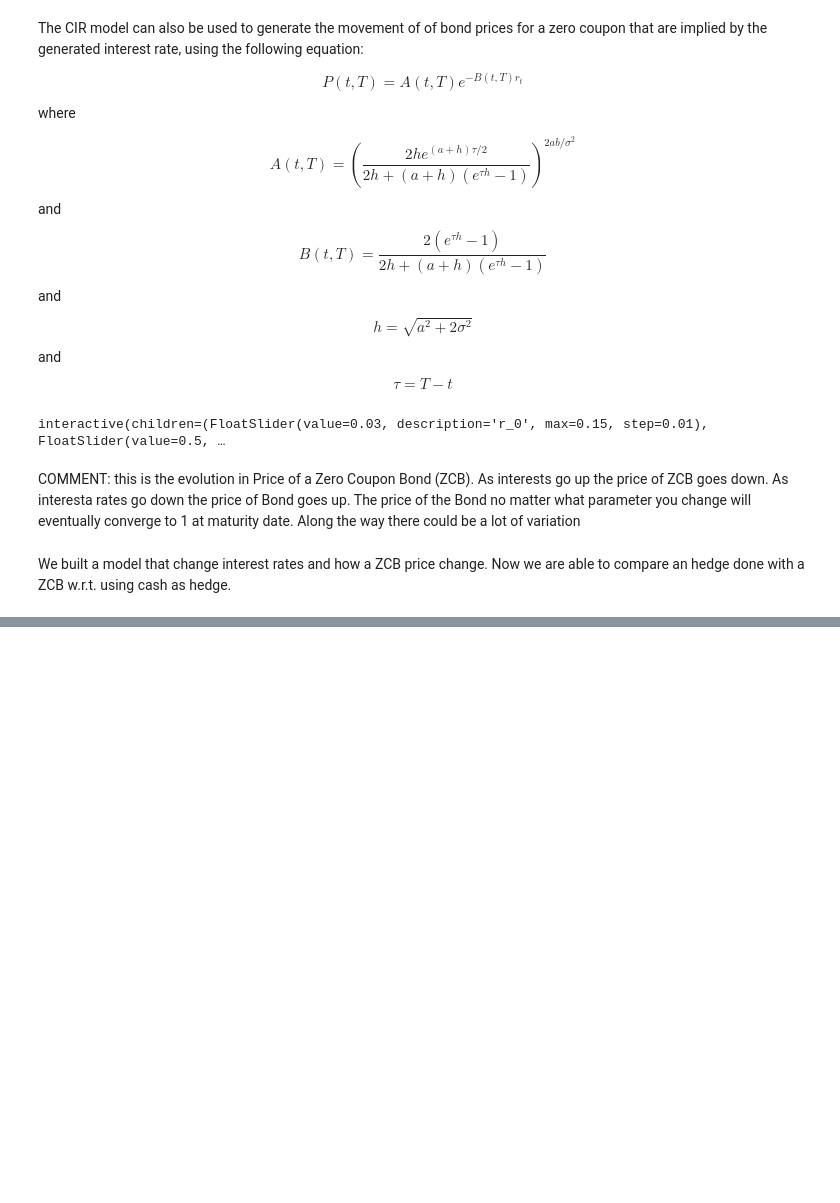
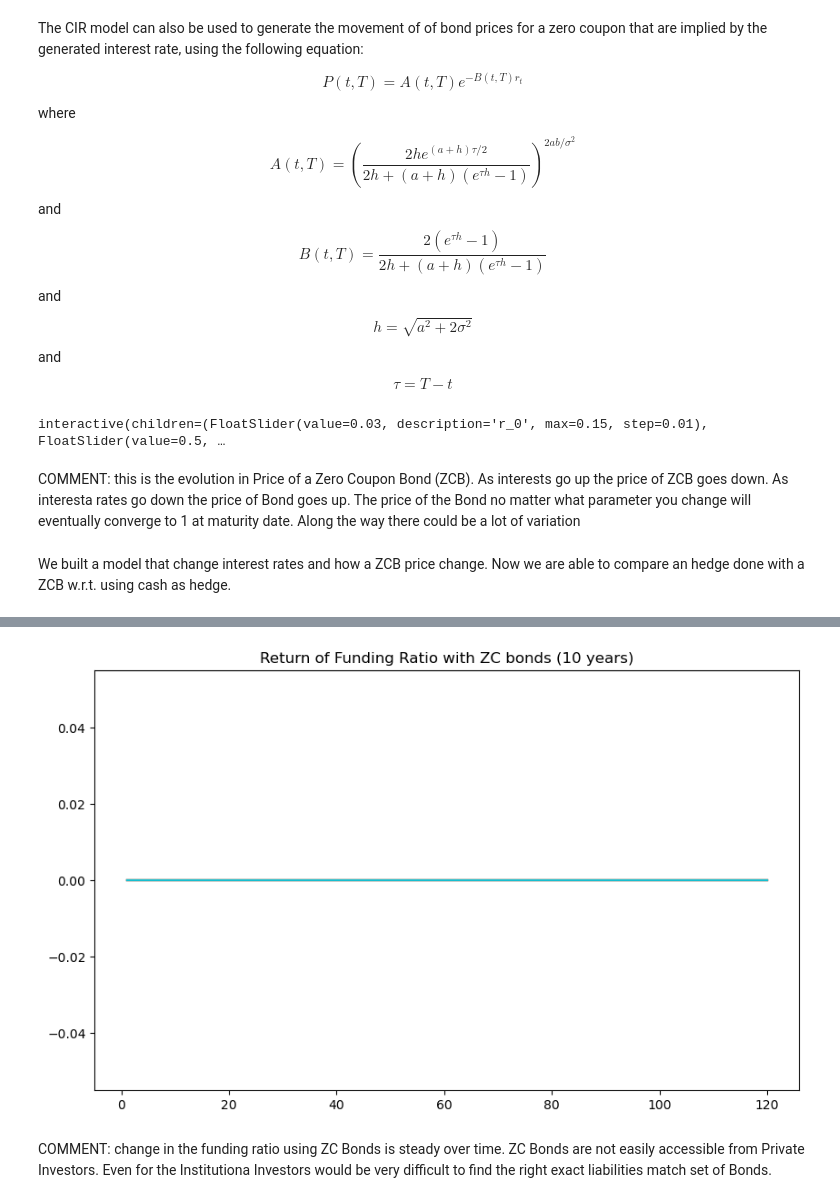
Before and after one commit to darkfennertrader/Portfolio_Construction, a Jupyter notebook: w4_CIR_model_2.ipynb, the cells around one changed output, grey strips where cells are left out. Saved outputs shown, nothing was run; the diff lists cells and outputs as text; code cells hidden in the pictures; blank space fills up the shorter version.

```diff
--- a/w4_CIR_model_2.ipynb
+++ b/w4_CIR_model_2.ipynb
@@ -118,0 +158,9 @@ a ZCB w.r.t. using cash as hedge.
+# %%
+# Let's look at the funding ratio with cash over time
+(av_zc_bonds/liabilities).pct_change().plot(title= "Return of Funding Ratio with ZC bonds (10 years)",
+                                       legend=False);
+# %% [output]
+[figure, added]
+# %% [markdown]
+COMMENT: change in the funding ratio using ZC Bonds is steady over time.
+ZC Bonds are not easily accessible from Private Investors. Even for the Institutiona Investors would be very difficult to find the right exact liabilities match set of Bonds.
```
Also changed, not shown: parts of 18 cells of this notebook, 2 other files.
